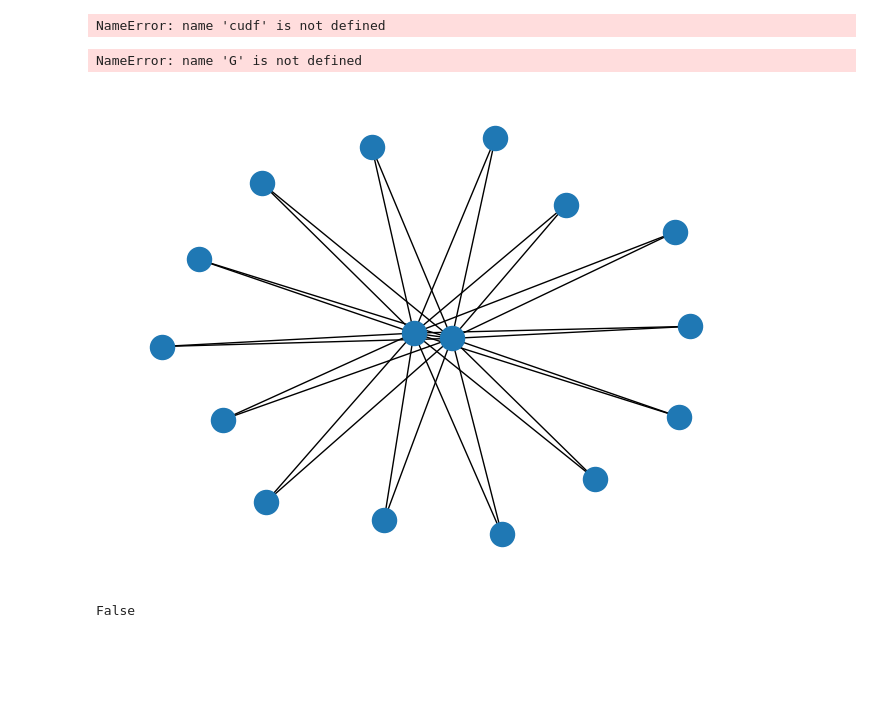
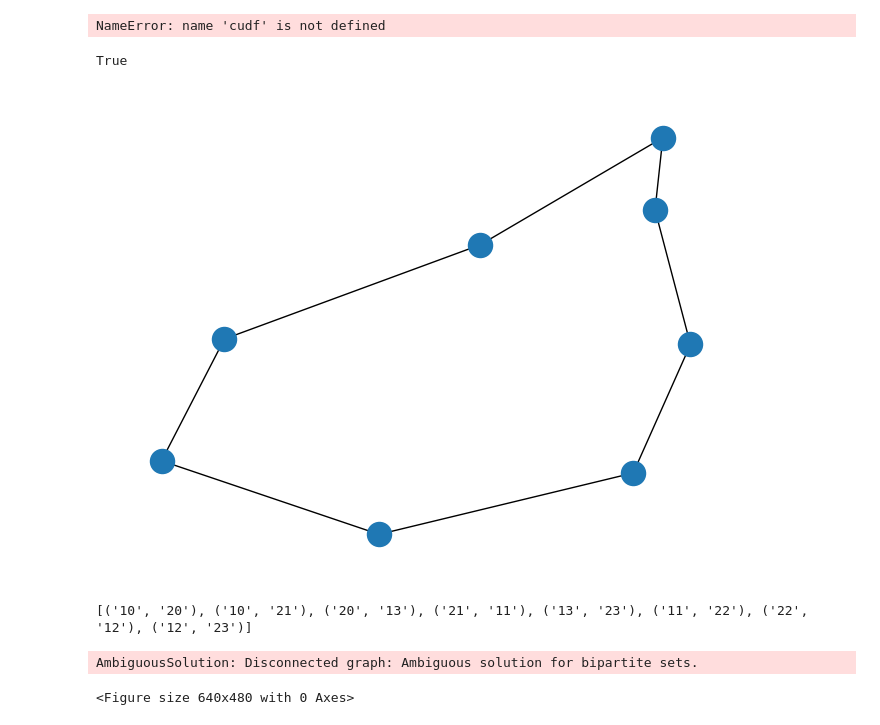
Before and after one commit to lnikon/graphflow, a Jupyter notebook: notebooks/Knodel.ipynb, the cells around one changed output. Saved outputs shown, nothing was run; the diff lists cells and outputs as text; code cells hidden in the pictures; blank space fills up the shorter version.

```diff
--- a/notebooks/Knodel.ipynb
+++ b/notebooks/Knodel.ipynb
@@ -6,6 +8,7 @@ import networkx as nx
 # %%
 # Construct Knodel graph from edgelist
-edgelist_path='../data/knodel_edgelist.csv'
+#edgelist_path='../data/knodel_edgelist.csv'
+edgelist_path='../build/exported-knodel-graph.txt'
 # %%
 df = cudf.read_csv(edgelist_path, delimeter=',', dtype=['int32', 'int32'], header=None)
 G = cugraph.Graph()
@@ -16,17 +19,36 @@ NameError: name 'cudf' is not defined
 # Start basic experimentation
 # %%
 # Knodel graph should be bipartite
-is_bip = G.is_bipartite()
-print("Graph is bipartite: ", is_bip)
+G = nx.read_edgelist(edgelist_path)
+nx.draw(G)
+nx.is_bipartite(G)
 # %% [output]
-NameError: name 'G' is not defined
+True
+[figure, added]
 # %%
-# Drag graph to check its structure
-Gnx = nx.read_edgelist(edgelist_path)
-nx.draw(Gnx)
+# Draw graph to check its structure
+G = nx.read_edgelist(edgelist_path)
+
+partition0=[10, 11, 12, 13] #, 14, 15, 16, 17, 18]
+partition1=[20, 21, 22, 23] #, 24, 25, 26, 27, 28]
+
+aux = G.edges(data=True)
+B = nx.Graph()
+B.add_nodes_from(list(partition0), bipartite=0)
+B.add_nodes_from(list(partition1), bipartite=1)
+B.add_edges_from(aux)
+
+plt.figure()
+
+edges = B.edges()
+print(edges)
+X, Y = nx.bipartite.sets(B)
+pos = dict()
+pos.update( (n, (1, i)) for i, n in enumerate(X) ) # put nodes from X at x=1
+pos.update( (n, (2, i)) for i, n in enumerate(Y) ) # put nodes from Y at x=2
+nx.draw_networkx(B, pos=pos, edges=edges)
+plt.show()
 # %% [output]
-[figure, removed]
+[('10', '20'), ('10', '21'), ('20', '13'), ('21', '11'), ('13', '23'), ('11', '22'), ('22', '12'), ('12', '23')]
+AmbiguousSolution: Disconnected graph: Ambiguous solution for bipartite sets.
+<Figure size 640x480 with 0 Axes>
-# %%
-nx.is_bipartite(Gnx)
-# %% [output]
-False
```
Also changed, not shown: parts of 2 cells of this notebook, 3 other files.
